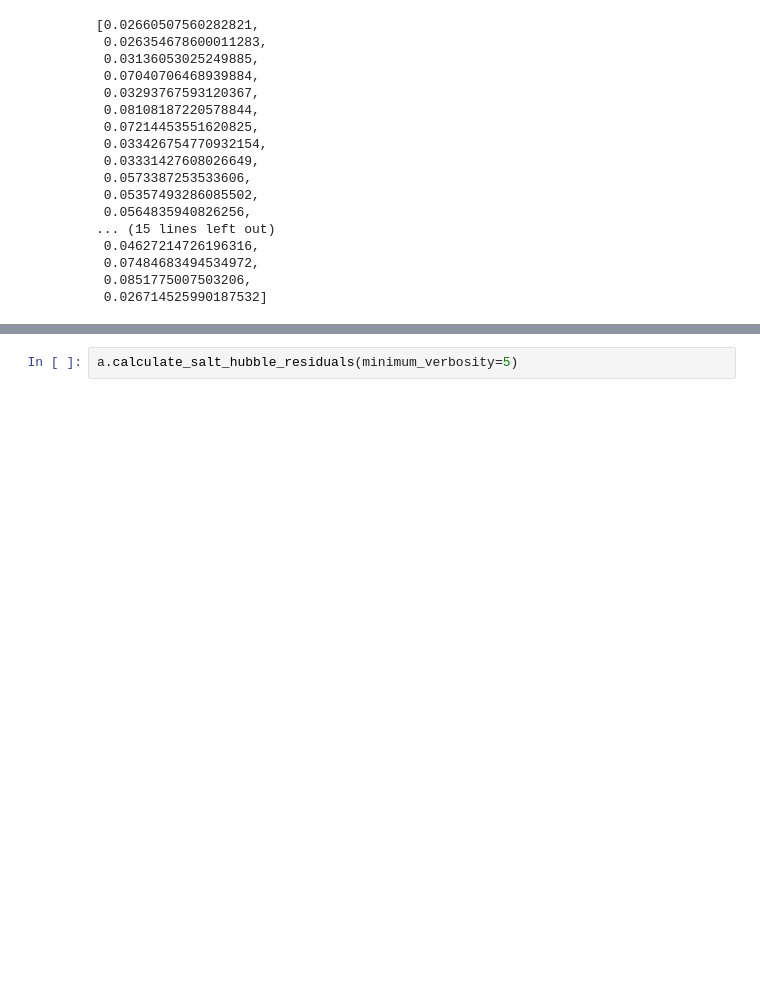
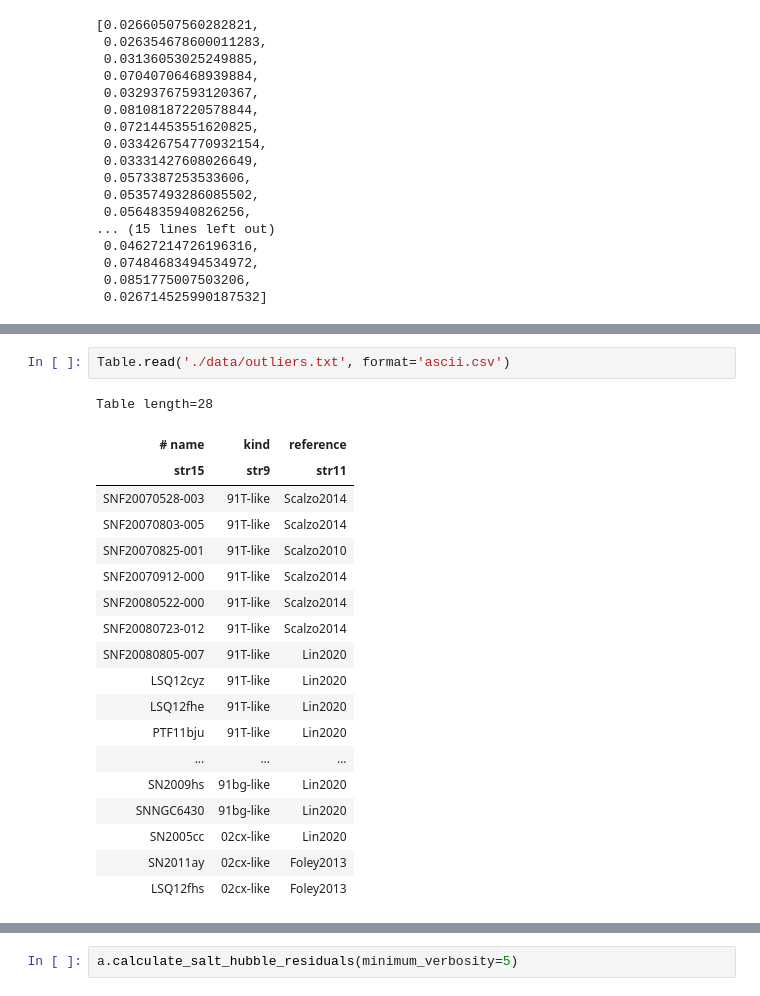
Before and after one commit to snfactory/twins_embedding, a Jupyter notebook: manifold_standardization_plots.ipynb, the cells around one changed output, grey strips where cells are left out. Cells and saved outputs as stored; diff of their text form; blank space fills up the shorter version.

```diff
--- a/manifold_standardization_plots.ipynb
+++ b/manifold_standardization_plots.ipynb
@@ -1936 +1766,23 @@ Canvas(toolbar=Toolbar(toolitems=[('Home', 'Reset original view', 'home', 'home'
+# %%
+Table.read('./data/outliers.txt', format='ascii.csv')
+# %% [output]
+Table length=28
+| # name | kind | reference |
+| str15 | str9 | str11 |
+| SNF20070528-003 | 91T-like | Scalzo2014 |
+| SNF20070803-005 | 91T-like | Scalzo2014 |
+| SNF20070825-001 | 91T-like | Scalzo2010 |
+| SNF20070912-000 | 91T-like | Scalzo2014 |
+| SNF20080522-000 | 91T-like | Scalzo2014 |
+| SNF20080723-012 | 91T-like | Scalzo2014 |
+| SNF20080805-007 | 91T-like | Lin2020 |
+| LSQ12cyz | 91T-like | Lin2020 |
+| LSQ12fhe | 91T-like | Lin2020 |
+| PTF11bju | 91T-like | Lin2020 |
+| ... | ... | ... |
+| SN2009hs | 91bg-like | Lin2020 |
+| SNNGC6430 | 91bg-like | Lin2020 |
+| SN2005cc | 02cx-like | Lin2020 |
+| SN2011ay | 02cx-like | Foley2013 |
+| LSQ12fhs | 02cx-like | Foley2013 |
 # %%
```
Also changed, not shown: parts of 85 cells of this notebook, 4 other files.
